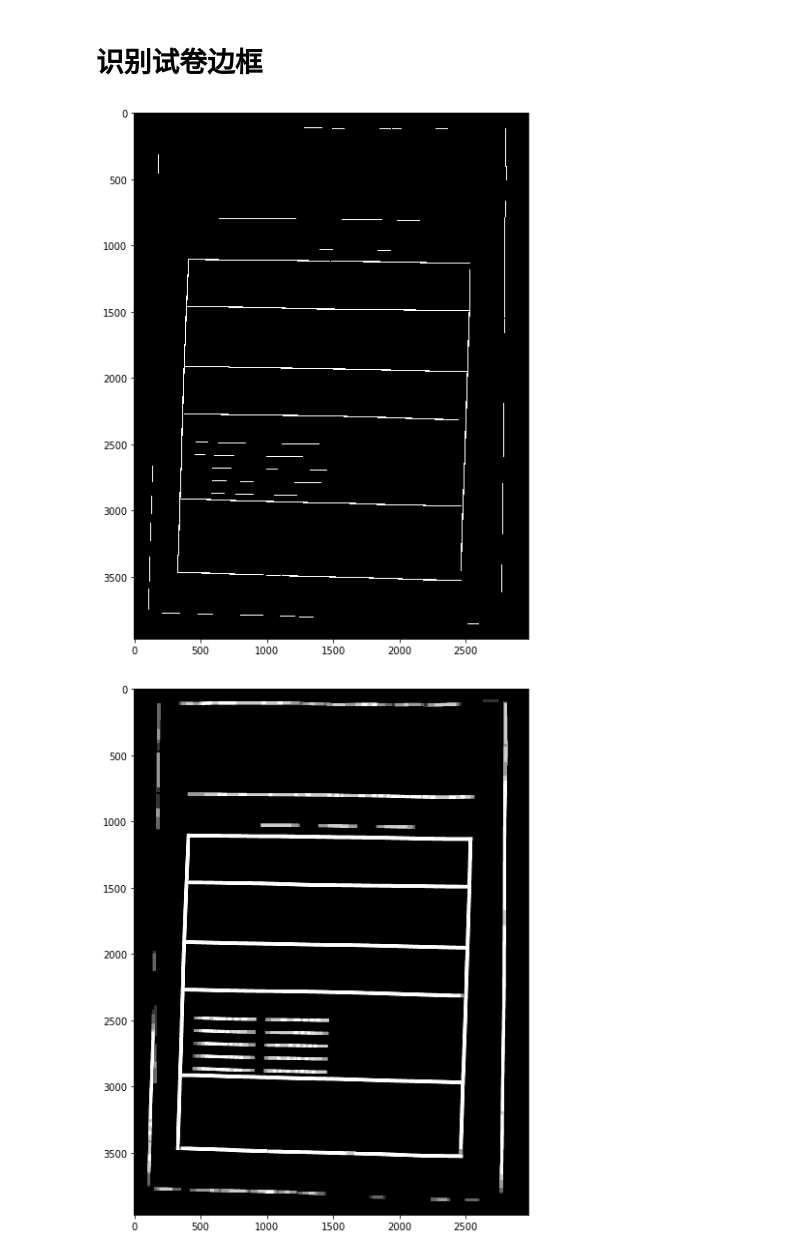
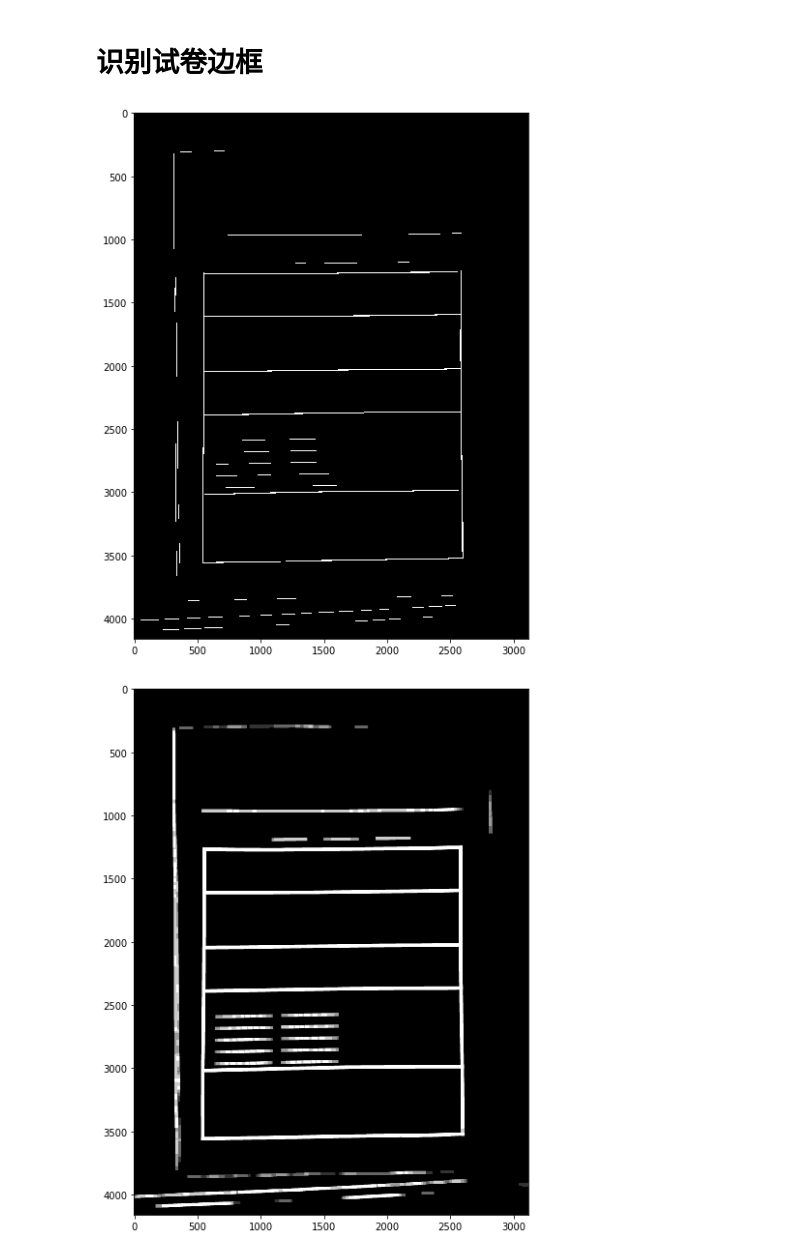
Before and after one commit to hecongziyu/myproject, a Jupyter notebook: imagehandle/试卷处理.ipynb, the cells around one changed output. Cells and saved outputs as stored; diff of their text form; code cells hidden in the pictures.

```diff
--- a/imagehandle/试卷处理.ipynb
+++ b/imagehandle/试卷处理.ipynb
@@ -231,38 +207,38 @@ def _get_rect(image):
 
 
 
-imgage = cv2.imread('/home/hecong/image/华为荣耀V8.jpg',cv2.IMREAD_COLOR)
+imgage = cv2.imread('/home/hecong/image/page_1/华为mate7.jpg',cv2.IMREAD_COLOR)
 img = cv2.cvtColor(imgage,cv2.COLOR_BGR2GRAY)
 img = cv2.GaussianBlur(img,(5,5),0)
 # ret,img = cv2.threshold(img,0,255,cv2.THRESH_BINARY_INV + cv2.THRESH_OTSU)
 img = cv2.adaptiveThreshold(img,255,cv2.ADAPTIVE_THRESH_MEAN_C, cv2.THRESH_BINARY_INV,11,2)  # 11, 2 这两个参数有什么用 ？？
 
 horizontal = np.copy(img)
 vertical = np.copy(img)
 
 cols = horizontal.shape[1]
 horizontal_size = int(cols / 40)
 
 # Create structure element for extracting horizontal lines through morphology operations
 horizontalStructure = cv2.getStructuringElement(cv2.MORPH_RECT, (horizontal_size, 1))
 # Apply morphology operations
 horizontal = cv2.erode(horizontal, horizontalStructure)
 horizontal = cv2.dilate(horizontal, horizontalStructure)
 
 rows = vertical.shape[0]
 verticalsize = int(rows / 40)
 # Create structure element for extracting vertical lines through morphology operations
 verticalStructure = cv2.getStructuringElement(cv2.MORPH_RECT, (1, verticalsize))
 
 # Apply morphology operations
 vertical = cv2.erode(vertical, verticalStructure)
 vertical = cv2.dilate(vertical, verticalStructure)
 
 nn = cv2.bitwise_or(vertical,horizontal)
 plt.imshow(nn,'gray')
 plt.show()
 
 _get_rect(nn)
 # %% [output]
-[figure, old version]
+[figure, new version]
-[figure, old version]
+[figure, new version]
```
Also changed, not shown: parts of 4 cells of this notebook.
